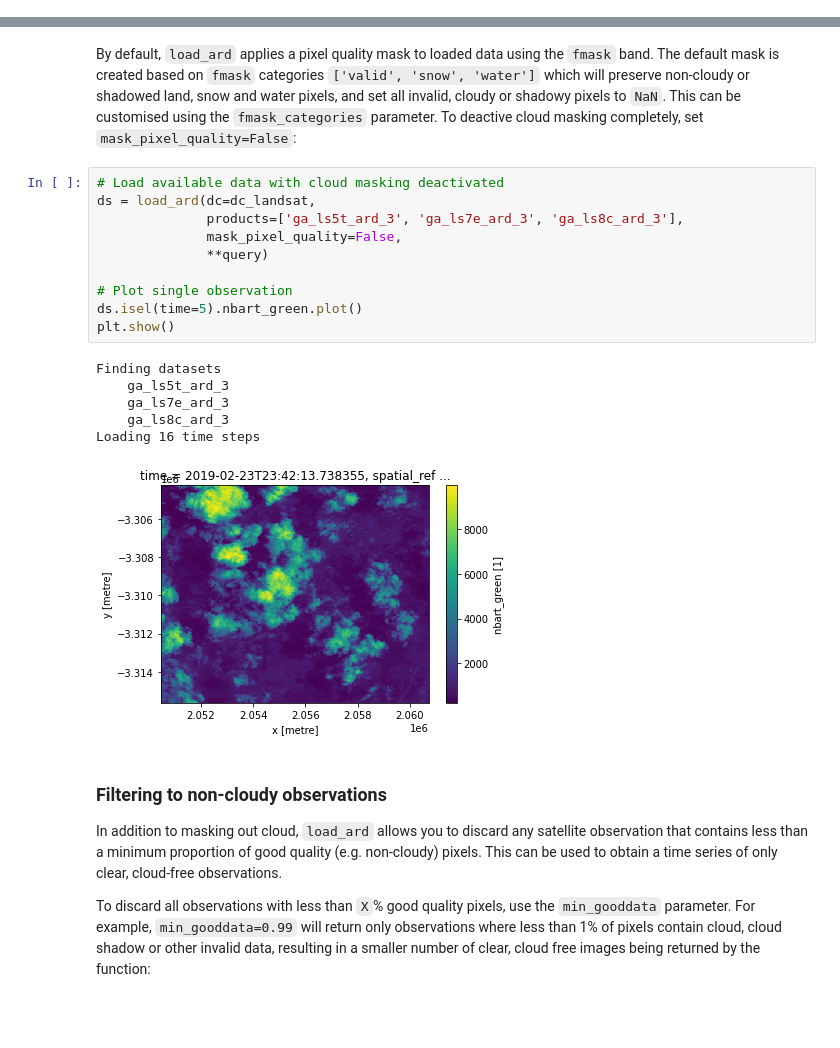
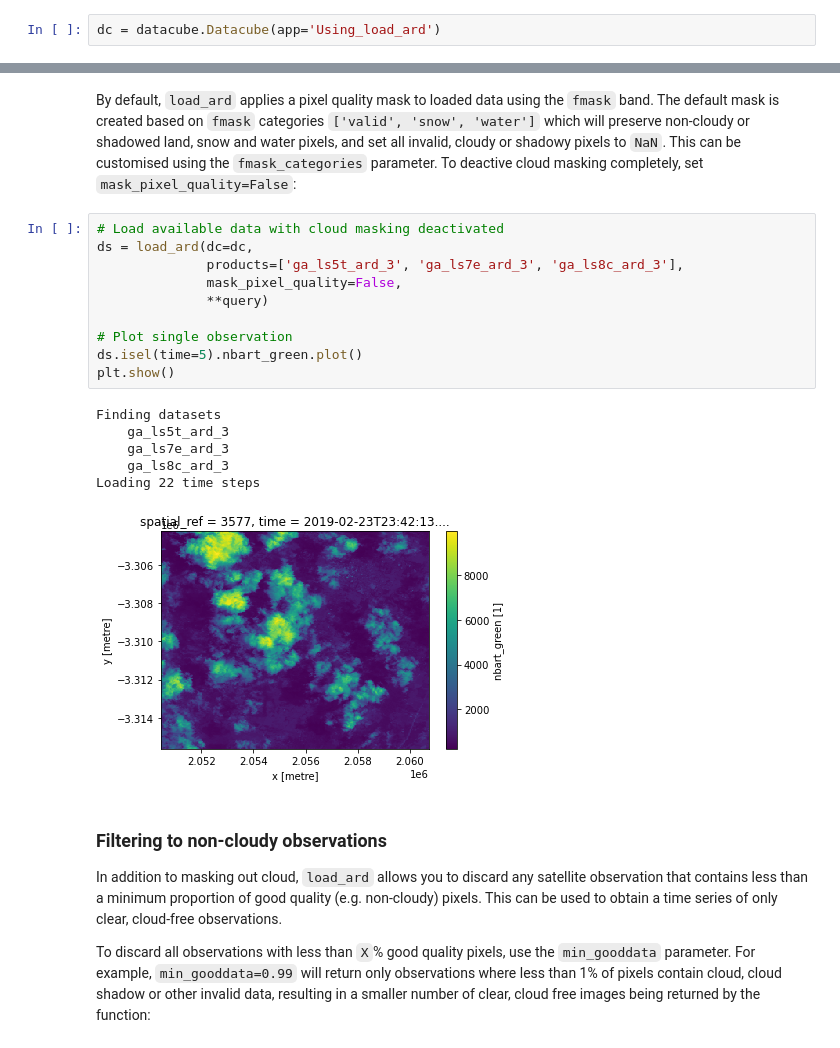
Before and after one commit to GeoscienceAustralia/dea-notebooks, a Jupyter notebook: Frequently_used_code/Using_load_ard.ipynb, the cells around one changed output, grey strips where cells are left out. Cells and saved outputs as stored; diff of their text form; blank space fills up the shorter version.

```diff
--- a/Frequently_used_code/Using_load_ard.ipynb
+++ b/Frequently_used_code/Using_load_ard.ipynb
@@ -71,3 +61,5 @@ except:
+# %%
+dc = datacube.Datacube(app='Using_load_ard')
 # %% [markdown]
 ## Loading multiple Landsat sensors
 The `load_ard` function can be used to load a single, combined timeseries of cloud-masked data from multiple `DEA` products or satellite sensors.
@@ -172,21 +164,21 @@ This can be customised using the `fmask_categories` parameter.
 To deactive cloud masking completely, set `mask_pixel_quality=False`:
 # %%
 # Load available data with cloud masking deactivated
-ds = load_ard(dc=dc_landsat,
+ds = load_ard(dc=dc,
               products=['ga_ls5t_ard_3', 'ga_ls7e_ard_3', 'ga_ls8c_ard_3'],
               mask_pixel_quality=False,
               **query)
 
 # Plot single observation
 ds.isel(time=5).nbart_green.plot()
 plt.show()
 # %% [output]
 Finding datasets
     ga_ls5t_ard_3
     ga_ls7e_ard_3
     ga_ls8c_ard_3
-Loading 16 time steps
+Loading 22 time steps
-[figure, old version]
+[figure, new version]
 # %% [markdown]
 ### Filtering to non-cloudy observations
 In addition to masking out cloud, `load_ard` allows you to discard any satellite observation that contains less than a minimum proportion of good quality (e.g. non-cloudy) pixels.
```
Also changed, not shown: parts of 14 cells of this notebook, 16 other files.
